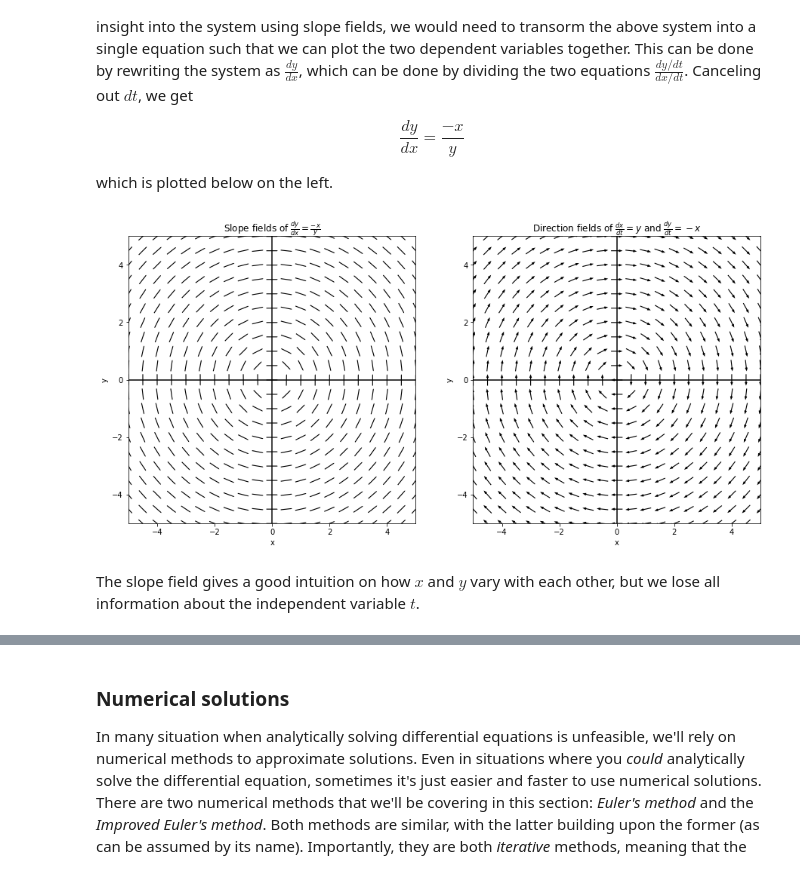
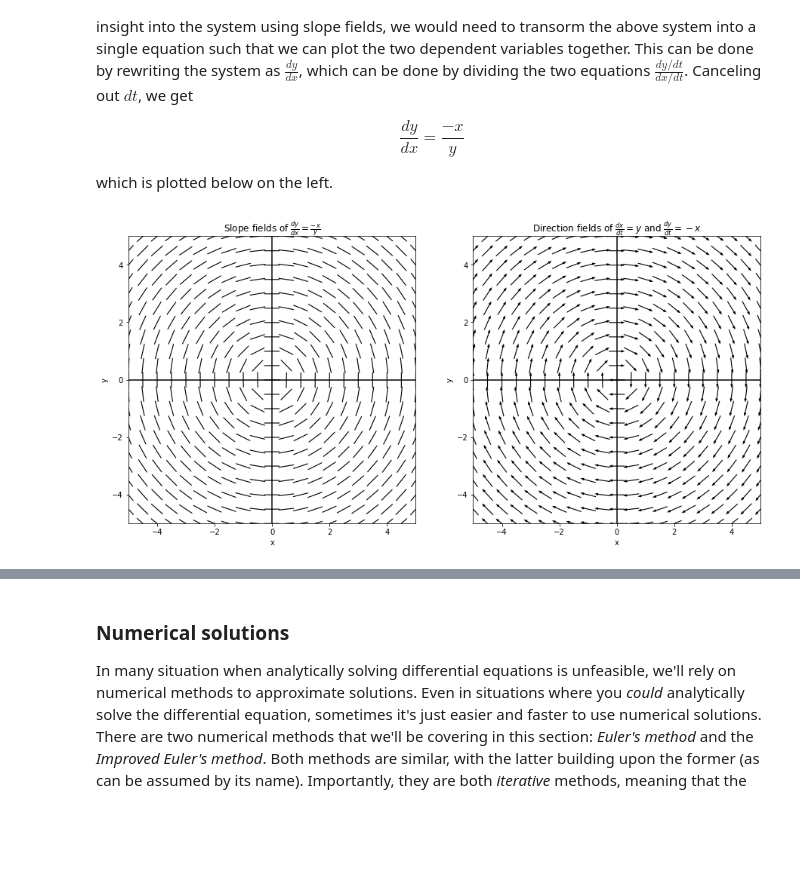
Before and after one commit to PrincetonUniversity/pni_bootcamp_2020, a Jupyter notebook: Module04_CalcDiffEQ/Day02_DiffEQ_Lecture.ipynb, the cells around one changed output, grey strips where cells are left out. Drawn from its saved outputs; the diff is of its cells as text; code cells hidden in the pictures; blank space fills up the shorter version.

```diff
--- a/Module04_CalcDiffEQ/Day02_DiffEQ_Lecture.ipynb
+++ b/Module04_CalcDiffEQ/Day02_DiffEQ_Lecture.ipynb
@@ -111,23 +111,26 @@ Let's move onto something more tangible: slope fields. Slope fields are a way to
 t = np.linspace(-5,5,21)
 y = np.linspace(-5,5,21)
 
+# the differential equation
 def diff(t,y):
     return 2*t
 
 _, ax13 = plt.subplots(figsize=(7,7))
 
-scale = 2.5
+# code for ploting the slope field
 for j in t:
     for k in y:
         slope = diff(j,k)
-        N = np.sqrt(1**2+slope**2)
-        jshift = 1/(scale*N)
-        kshift = slope/(scale*N)
-
-        ax13.quiver(j-jshift/2,k-kshift/2,jshift,kshift,angles='xy',scale_units='xy',scale=1,width=0.003,headwidth=1,headlength=1)
+        # we're using matplotlib's quiver plot
+        # with angles='xy', the inputs dictate that the slope should be drawn as the hypotenuse of the triangle
+        # with base j to j+1 and height k to k+slope
+        # pivot='mid' states that we want the slope centered at (j,k)
+        # the width, headwitch, and headlength parameters all dictate arrow properties
+        # with headwidth = 1, the arrow head is the same width as its stem, essentially removing the arrow
+        ax13.quiver(j,k,1,slope,angles='xy',width=0.003,headwidth=1,headlength=1,pivot='mid')
 
 
-
+# some extra visualizations
 t2 = np.linspace(-5,5,50)
 ax13.axhline(y=0, color='k')
 ax13.axvline(x=0, color='k');
@@ -154,16 +157,10 @@ def diff(t,y):
 
 _, ax14 = plt.subplots(figsize=(7,7))
 
-scl = 1
 for j in t:
     for k in y:
         slope = diff(j,k)
-        N = np.sqrt(1**2+slope**2)
-        jshift = 1/N
-        kshift = slope/N
-
-        #ax13.plot([j-jshift/2,j+jshift/2],[k-kshift/2,k+kshift/2],'k')
-        ax14.quiver(j-1/5,k-slope/5,1,slope,angles='xy',scale_units='xy',width=0.003,headwidth=1,headlength=1)
+        ax14.quiver(j,k,1,slope,angles='xy',width=0.003,headwidth=1,headlength=1,pivot='mid')
 
 t2 = np.linspace(-5,5,50)
 ax14.axhline(y=0, color='k')
@@ -202,43 +199,33 @@ which is plotted below on the left.
 # %%
 # populate points to compute slopes
 x = np.linspace(-5,5,21)
 y = np.linspace(-5.01,4.99,21)
 
 def diff(x,y):
     return -x/y
 
 _, (ax15,ax16) = plt.subplots(nrows=1,ncols=2,figsize=(15,7))
 
-scale = 2.5
 for j in x:
     for k in y:
         slope = diff(j,k)
-        N = np.sqrt(1**2+slope**2)
-        jshift = 1/(scale*N)
-        kshift = slope/(scale*N)
-
-        N2 = np.sqrt(j**2+k**2)
-        j2shift = k/(scale*N2)
-        k2shift = -j/(scale*N2)
-
-        ax15.quiver(j-jshift/2,k-kshift/2,jshift,kshift,angles='xy',scale_units='xy',scale=1,width=0.003,headwidth=1,headlength=1)
-        ax16.quiver(j-j2shift/2,k-k2shift/2,j2shift,k2shift,angles='xy',scale_units='xy',scale=1,width=0.003,headwidth=3,headlength=4)
+        ax15.quiver(j,k,1,slope,angles='xy',width=0.003,headwidth=1,headlength=1,pivot='mid')
+        # for the direction field, we have a headwidth>1 such that we can see the arrow
+        ax16.quiver(j,k,k,-j,angles='xy',width=0.003,headwidth=3,headlength=4,pivot='mid')
 
 t2 = np.linspace(-5,5,50)
 ax15.axhline(y=0, color='k')
 ax15.axvline(x=0, color='k');
 ax15.axis([-5,5,-5,5]);
 ax15.set_title(r"Slope fields of $\frac{dy}{dx}=\frac{-x}{y}$");
 ax15.set_xlabel("x")
 ax15.set_ylabel("y");
 
 ax16.axhline(y=0, color='k')
 ax16.axvline(x=0, color='k');
 ax16.axis([-5,5,-5,5]);
 ax16.set_title(r"Direction fields of $\frac{dx}{dt}= y$ and $\frac{dy}{dt}=-x$");
 ax16.set_xlabel("x")
 ax16.set_ylabel("y");
 # %% [output]
-[figure, old version]
+[figure, new version]
-# %% [markdown]
-The slope field gives a good intuition on how $x$ and $y$ vary with each other, but we lose all information about the independent variable $t$.
```
Also changed, not shown: parts of 16 cells of this notebook, 3 other files.
